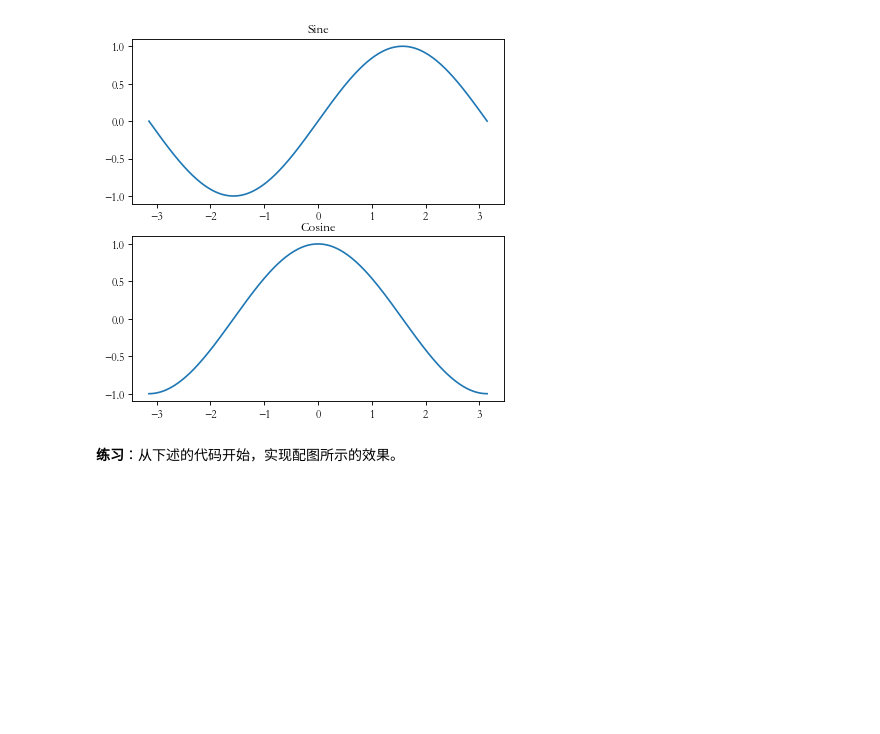
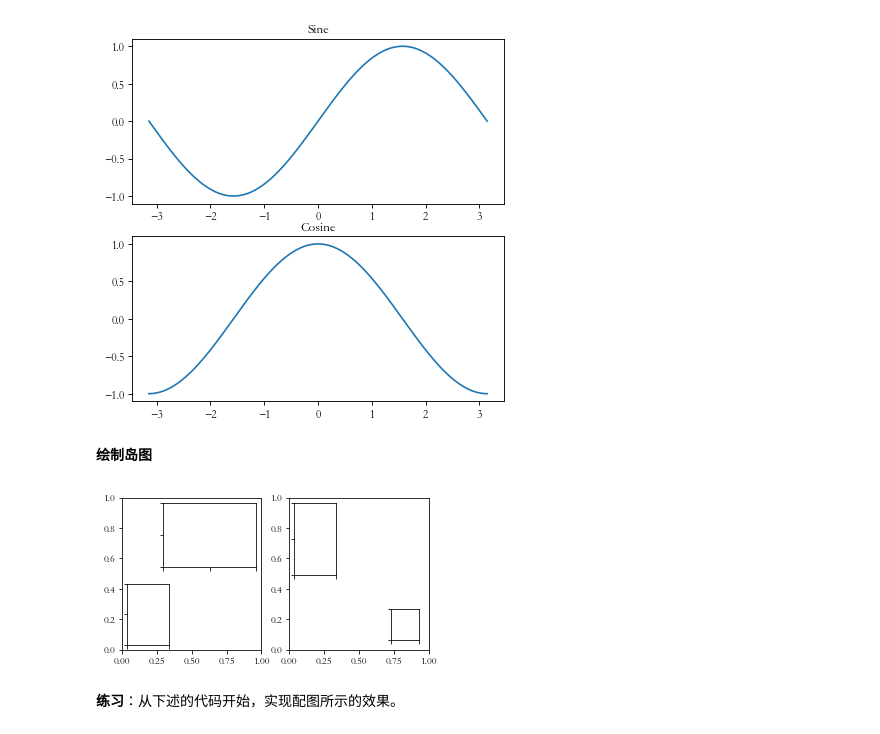
Before and after one commit to superMC5657/jrxy_python_course, a Jupyter notebook: BasicSession/matplotlib_learn.ipynb, the cells around one changed output. Cells and saved outputs as stored; diff of their text form; code cells hidden in the pictures; blank space fills up the shorter version.

```diff
--- a/BasicSession/matplotlib_learn.ipynb
+++ b/BasicSession/matplotlib_learn.ipynb
@@ -204,6 +199,40 @@ plt.title('Cosine')
 plt.show()
 # %% [output]
 [figure]
+# %% [markdown]
+**绘制岛图**
+# %%
+import matplotlib.pyplot as plt
+from mpl_toolkits.axes_grid1.inset_locator import inset_axes
+
+
+fig, (ax, ax2) = plt.subplots(1, 2, figsize=[5.5, 2.8])
+
+# Create inset of width 1.3 inches and height 0.9 inches
+# at the default upper right location
+axins = inset_axes(ax, width=1.3, height=0.9)
+
+# Create inset of width 30% and height 40% of the parent axes' bounding box
+# at the lower left corner (loc=3)
+axins2 = inset_axes(ax, width="30%", height="40%", loc=3)
+
+# Create inset of mixed specifications in the second subplot;
+# width is 30% of parent axes' bounding box and
+# height is 1 inch at the upper left corner (loc=2)
+axins3 = inset_axes(ax2, width="30%", height=1., loc=2)
+
+# Create an inset in the lower right corner (loc=4) with borderpad=1, i.e.
+# 10 points padding (as 10pt is the default fontsize) to the parent axes
+axins4 = inset_axes(ax2, width="20%", height="20%", loc=4, borderpad=1)
+
+# Turn ticklabels of insets off
+for axi in [axins, axins2, axins3, axins4]:
+    axi.tick_params(labelleft=False, labelbottom=False)
+
+
+plt.show()
+# %% [output]
+[figure, added]
 # %% [markdown]
 **练习**：从下述的代码开始，实现配图所示的效果。
 # %%
```
Also changed, not shown: parts of 24 cells of this notebook.
